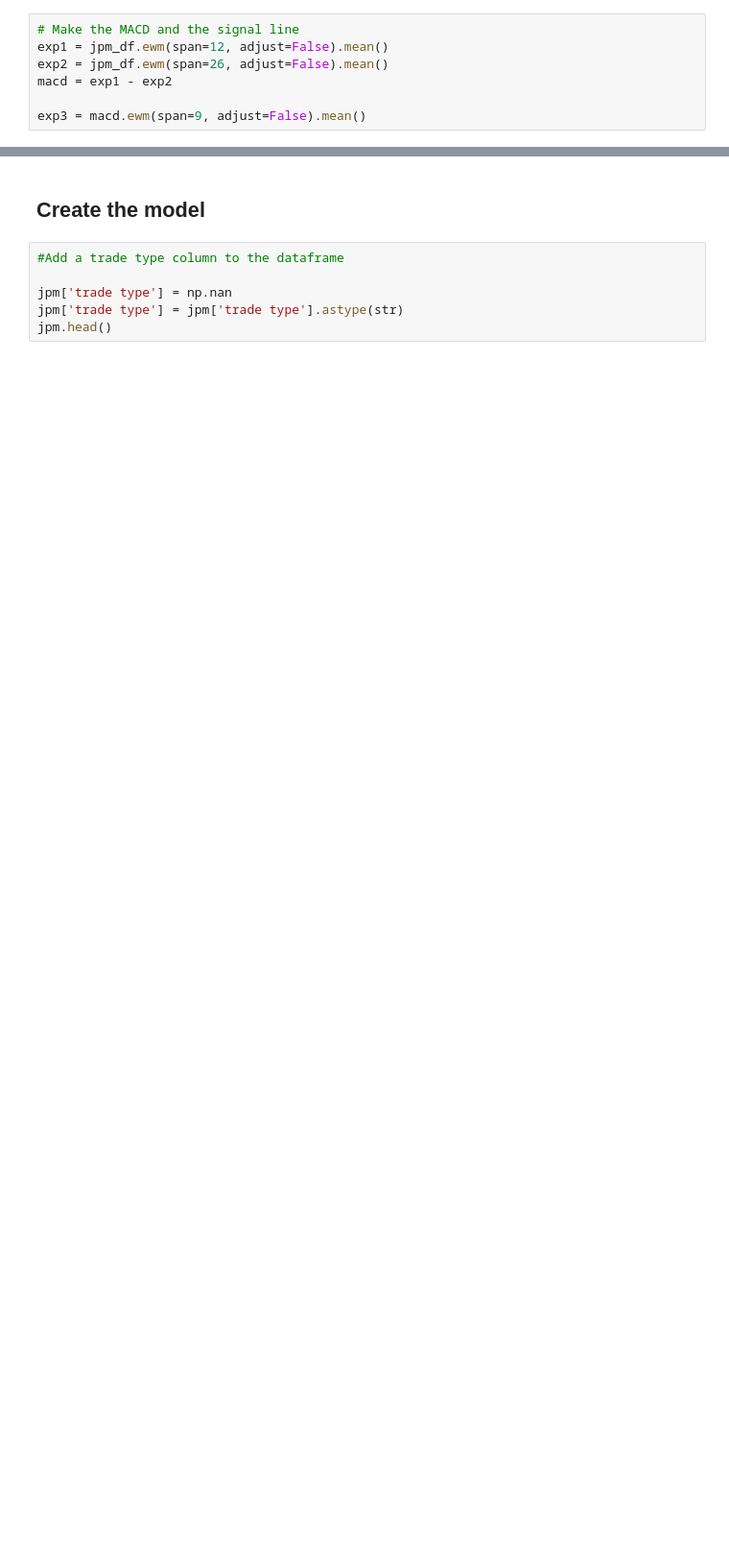
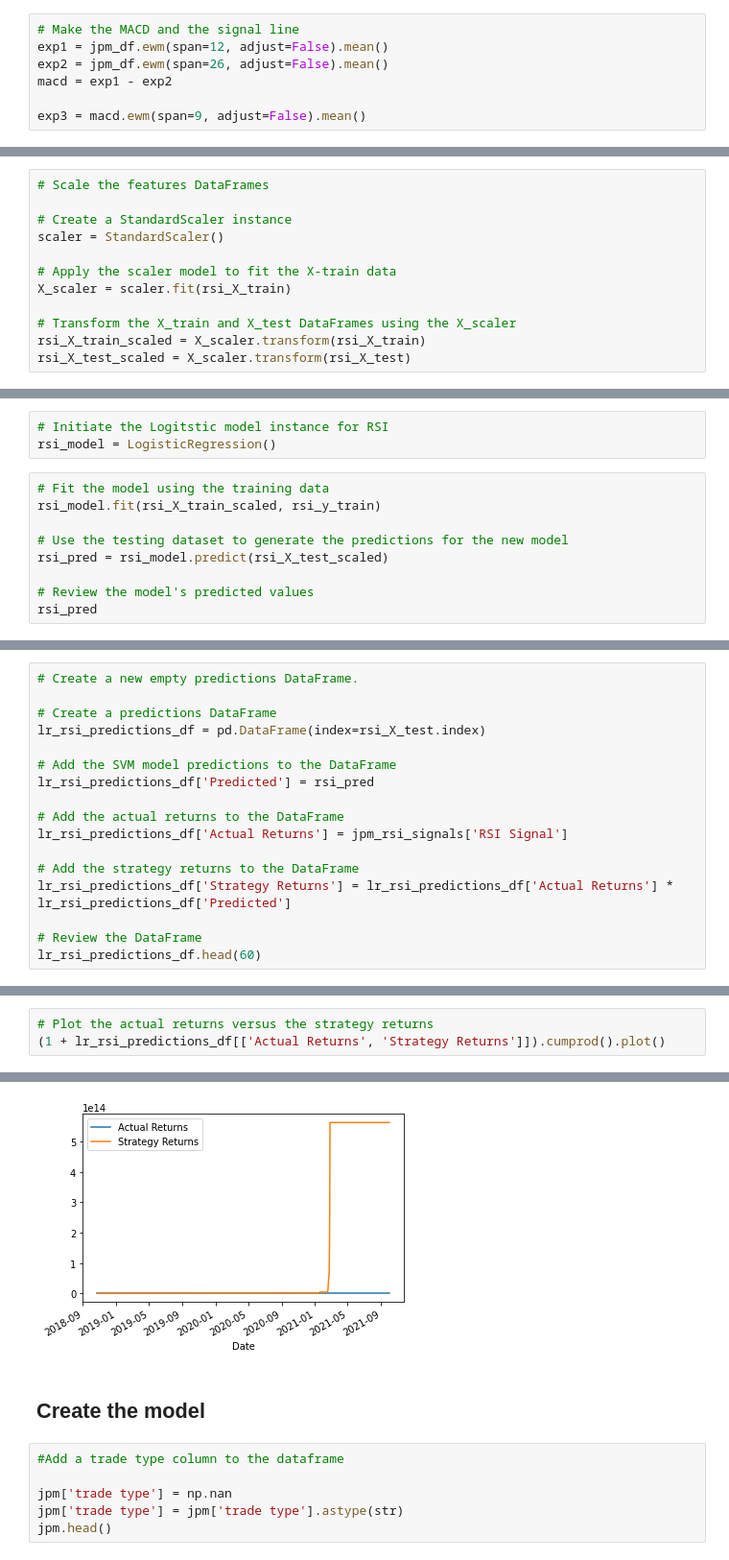
Before and after one commit to melaku721/Project-2-Team-6, a Jupyter notebook: MACD.ipynb, the cells around one changed output, grey strips where cells are left out. Shown: that part at 96% size. Drawn from its saved outputs; the diff is of its cells as text; blank space fills up the shorter version.

Commit message:
Adjusted RSI Signals along with SVM and LR

```diff
--- a/MACD.ipynb
+++ b/MACD.ipynb
@@ -110,0 +272,12 @@ jpm.hvplot.line()
+# %%
+# Scale the features DataFrames
+
+# Create a StandardScaler instance
+scaler = StandardScaler()
+
+# Apply the scaler model to fit the X-train data
+X_scaler = scaler.fit(rsi_X_train)
+
+# Transform the X_train and X_test DataFrames using the X_scaler
+rsi_X_train_scaled = X_scaler.transform(rsi_X_train)
+rsi_X_test_scaled = X_scaler.transform(rsi_X_test)
@@ -110,0 +312,12 @@ jpm.hvplot.line()
+# %%
+# Initiate the Logitstic model instance for RSI
+rsi_model = LogisticRegression()
+# %%
+# Fit the model using the training data
+rsi_model.fit(rsi_X_train_scaled, rsi_y_train)
+
+# Use the testing dataset to generate the predictions for the new model
+rsi_pred = rsi_model.predict(rsi_X_test_scaled)
+
+# Review the model's predicted values
+rsi_pred
@@ -110,0 +358,17 @@ jpm.hvplot.line()
+# %%
+# Create a new empty predictions DataFrame.
+
+# Create a predictions DataFrame
+lr_rsi_predictions_df = pd.DataFrame(index=rsi_X_test.index)
+
+# Add the SVM model predictions to the DataFrame
+lr_rsi_predictions_df['Predicted'] = rsi_pred
+
+# Add the actual returns to the DataFrame
+lr_rsi_predictions_df['Actual Returns'] = jpm_rsi_signals['RSI Signal']
+
+# Add the strategy returns to the DataFrame
+lr_rsi_predictions_df['Strategy Returns'] = lr_rsi_predictions_df['Actual Returns'] * lr_rsi_predictions_df['Predicted']
+
+# Review the DataFrame
+lr_rsi_predictions_df.head(60)
@@ -110,0 +394,4 @@ jpm.hvplot.line()
+# %%
+# Plot the actual returns versus the strategy returns
+(1 + lr_rsi_predictions_df[['Actual Returns', 'Strategy Returns']]).cumprod().plot()
+# %% [output]
@@ -111,3 +399,4 @@ jpm.hvplot.line()
+[figure, added]
 # %% [markdown]
 ## Create the model
 # %%
```
Also changed, not shown: parts of 36 cells of this notebook, 5 other files.
